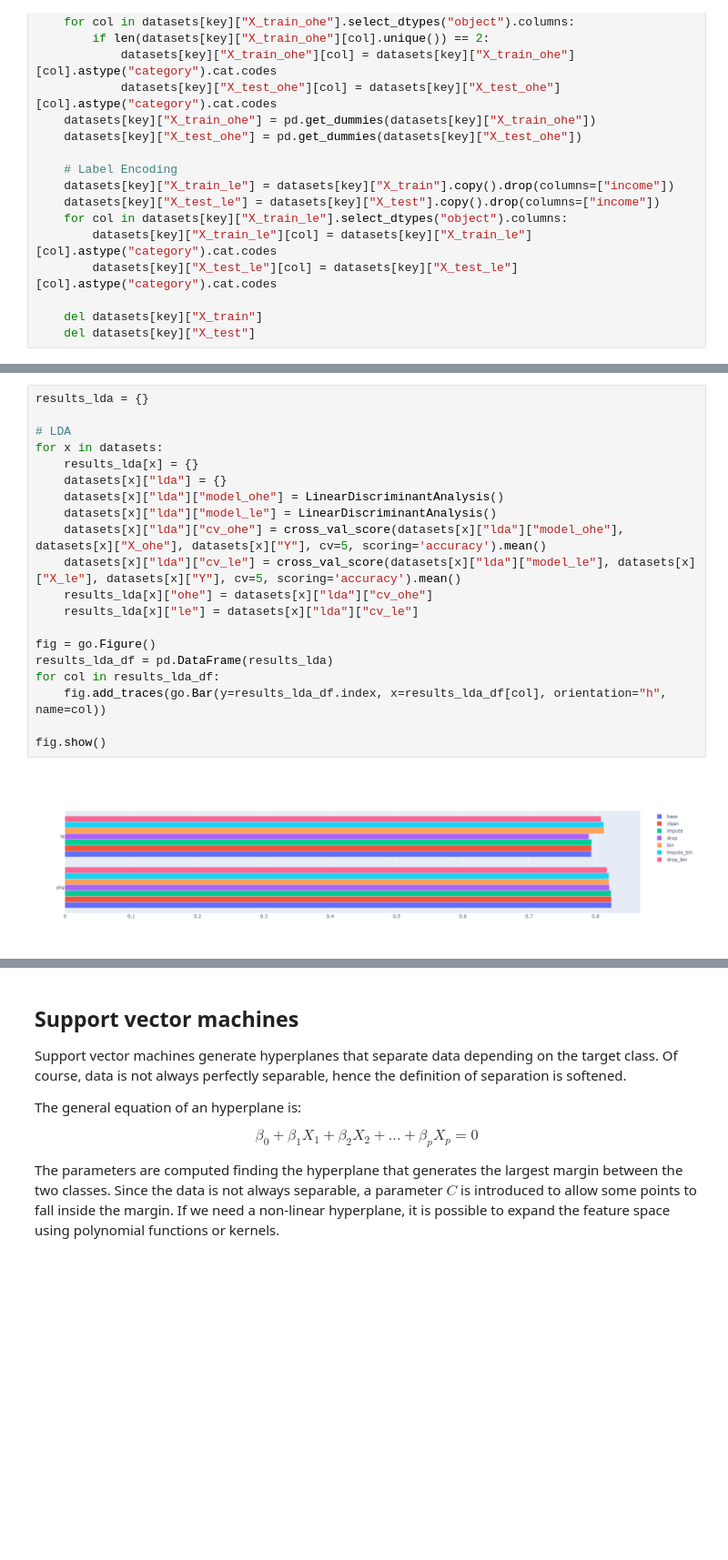
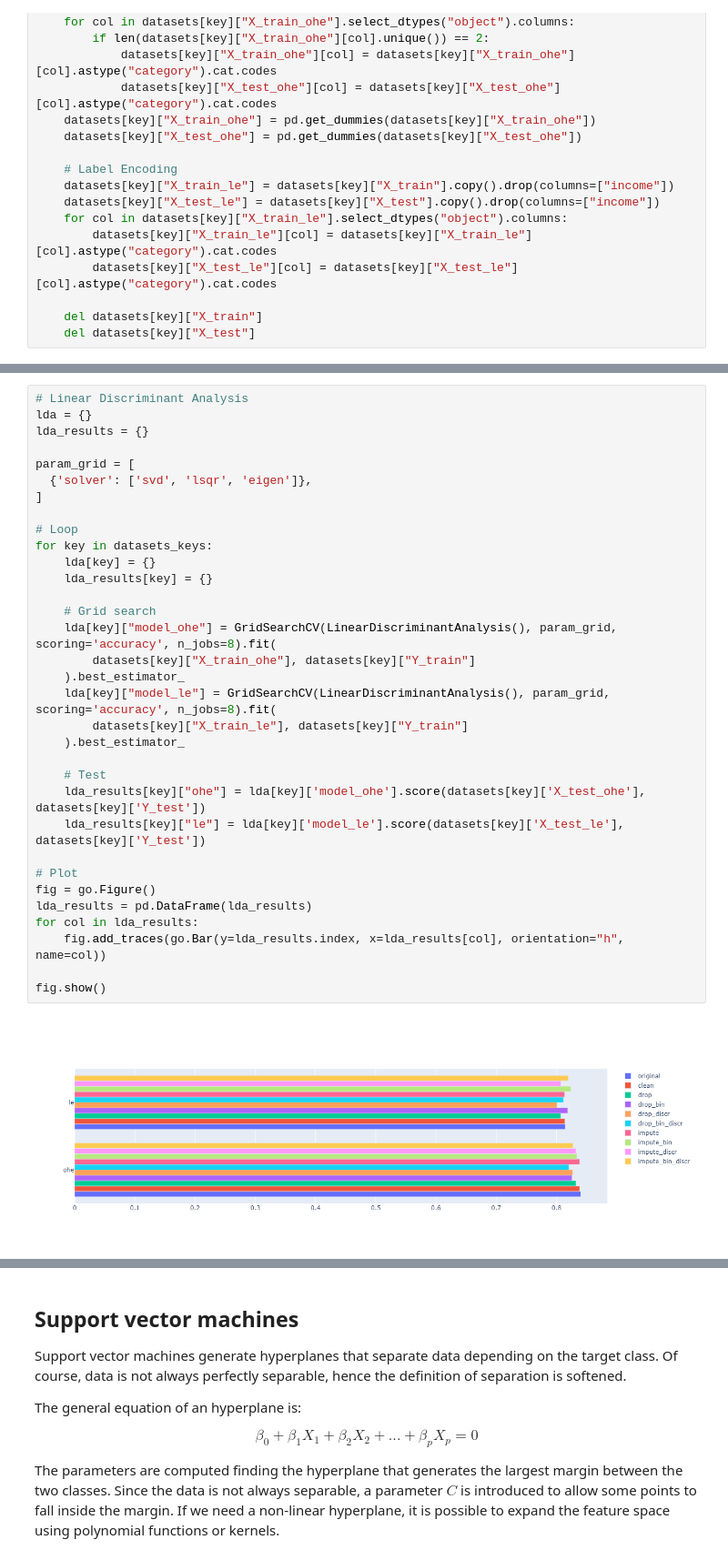
Before and after one commit to AndreaCossio/datasets-analysis, a Jupyter notebook: Census/Data_Classification.ipynb, the cells around one changed output, grey strips where cells are left out. Shown at 91% size. Cells and saved outputs as stored; diff of their text form; blank space fills up the shorter version.

```diff
--- a/Census/Data_Classification.ipynb
+++ b/Census/Data_Classification.ipynb
@@ -120,25 +144,38 @@ To an observation $x$ will be assigned the class that has the higher discriminan
-# %%
-results_lda = {}
-
-# LDA
-for x in datasets:
-    results_lda[x] = {}
-    datasets[x]["lda"] = {}
-    datasets[x]["lda"]["model_ohe"] = LinearDiscriminantAnalysis()
-    datasets[x]["lda"]["model_le"] = LinearDiscriminantAnalysis()
-    datasets[x]["lda"]["cv_ohe"] = cross_val_score(datasets[x]["lda"]["model_ohe"], datasets[x]["X_ohe"], datasets[x]["Y"], cv=5, scoring='accuracy').mean()
-    datasets[x]["lda"]["cv_le"] = cross_val_score(datasets[x]["lda"]["model_le"], datasets[x]["X_le"], datasets[x]["Y"], cv=5, scoring='accuracy').mean()
-    results_lda[x]["ohe"] = datasets[x]["lda"]["cv_ohe"]
-    results_lda[x]["le"] = datasets[x]["lda"]["cv_le"]
-
-fig = go.Figure()
-results_lda_df = pd.DataFrame(results_lda)
-for col in results_lda_df:
-    fig.add_traces(go.Bar(y=results_lda_df.index, x=results_lda_df[col], orientation="h", name=col))
-
-fig.show()
-# %% [output]
-[figure, removed]
+# %%
+# Linear Discriminant Analysis
+lda = {}
+lda_results = {}
+
+param_grid = [
+  {'solver': ['svd', 'lsqr', 'eigen']},
+]
+
+# Loop
+for key in datasets_keys:
+    lda[key] = {}
+    lda_results[key] = {}
+
+    # Grid search
+    lda[key]["model_ohe"] = GridSearchCV(LinearDiscriminantAnalysis(), param_grid, scoring='accuracy', n_jobs=8).fit(
+        datasets[key]["X_train_ohe"], datasets[key]["Y_train"]
+    ).best_estimator_
+    lda[key]["model_le"] = GridSearchCV(LinearDiscriminantAnalysis(), param_grid, scoring='accuracy', n_jobs=8).fit(
+        datasets[key]["X_train_le"], datasets[key]["Y_train"]
+    ).best_estimator_
+
+    # Test
+    lda_results[key]["ohe"] = lda[key]['model_ohe'].score(datasets[key]['X_test_ohe'], datasets[key]['Y_test'])
+    lda_results[key]["le"] = lda[key]['model_le'].score(datasets[key]['X_test_le'], datasets[key]['Y_test'])
+
+# Plot
+fig = go.Figure()
+lda_results = pd.DataFrame(lda_results)
+for col in lda_results:
+    fig.add_traces(go.Bar(y=lda_results.index, x=lda_results[col], orientation="h", name=col))
+
+fig.show()
+# %% [output]
+[figure, added]
 # %% [markdown]
 ## K-Nearest Neighbors
 
```
Also changed, not shown: parts of 16 cells of this notebook.
